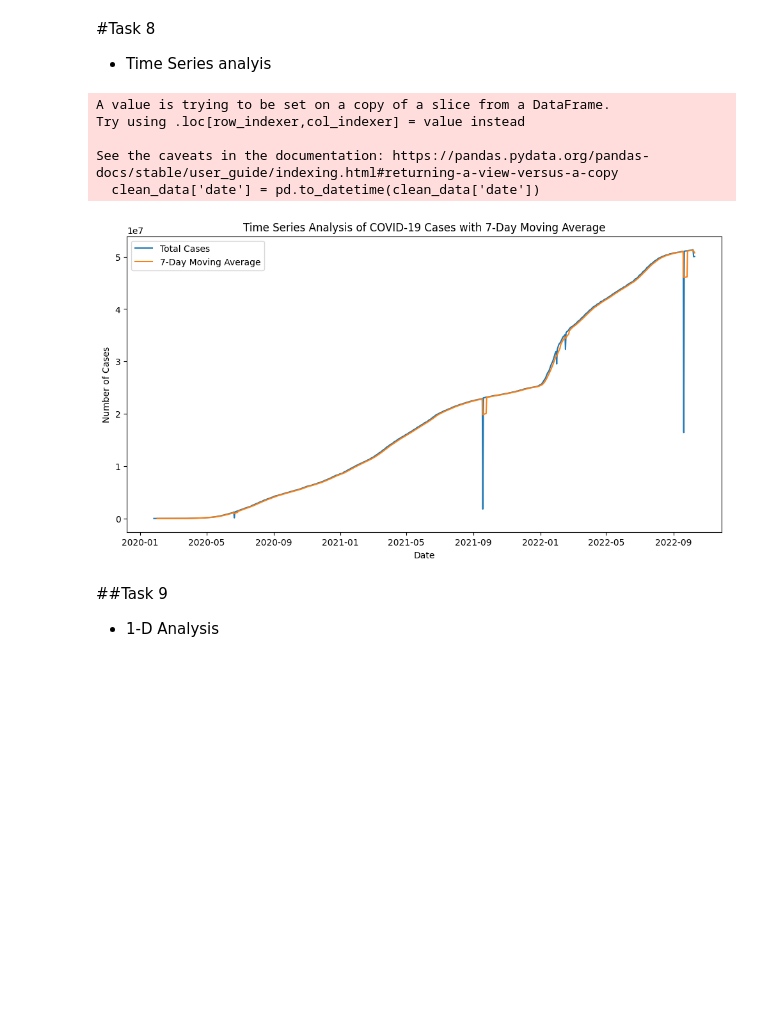
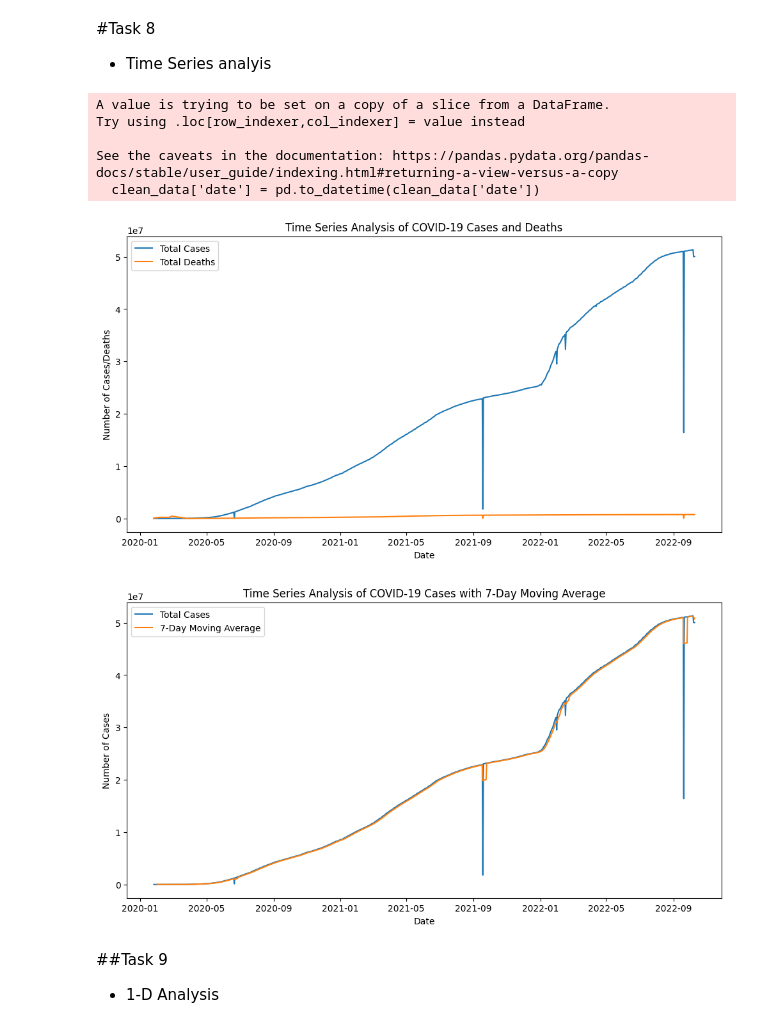
Before and after one commit to genkioverdrive/EDA, a Jupyter notebook: Exploratory_Data_Analysis_Task.ipynb, the cells around one changed output. Saved outputs shown, nothing was run; the diff lists cells and outputs as text; code cells hidden in the pictures; blank space fills up the shorter version.

```diff
--- a/Exploratory_Data_Analysis_Task.ipynb
+++ b/Exploratory_Data_Analysis_Task.ipynb
@@ -180,44 +186,42 @@ plt.show()
 #Task 8
 - Time Series analyis
 # %%
-import pandas as pd
-import matplotlib.pyplot as plt
-
 # Convert the 'date' column to datetime objects
 clean_data['date'] = pd.to_datetime(clean_data['date'])
 
 # Group by date and calculate the total cases and deaths
 time_series_data = clean_data.groupby('date')[['total_cases', 'total_deaths']].sum()
 
 # Plot the time series data
-# plt.figure(figsize=(12, 6))
-# plt.plot(time_series_data.index, time_series_data['total_cases'], label='Total Cases')
-# plt.plot(time_series_data.index, time_series_data['total_deaths'], label='Total Deaths')
-# plt.xlabel('Date')
-# plt.ylabel('Number of Cases/Deaths')
-# plt.title('Time Series Analysis of COVID-19 Cases and Deaths')
-# plt.legend()
-# plt.show()
+plt.figure(figsize=(12, 6))
+plt.plot(time_series_data.index, time_series_data['total_cases'], label='Total Cases')
+plt.plot(time_series_data.index, time_series_data['total_deaths'], label='Total Deaths')
+plt.xlabel('Date')
+plt.ylabel('Number of Cases/Deaths')
+plt.title('Time Series Analysis of COVID-19 Cases and Deaths')
+plt.legend()
+plt.show()
 
 
 time_series_data['total_cases_7day_avg'] = time_series_data['total_cases'].rolling(window=7).mean()
 
 # Plot the original and smoothed series
 plt.figure(figsize=(12, 6))
 plt.plot(time_series_data.index, time_series_data['total_cases'], label='Total Cases')
 plt.plot(time_series_data.index, time_series_data['total_cases_7day_avg'], label='7-Day Moving Average')
 plt.xlabel('Date')
 plt.ylabel('Number of Cases')
 plt.title('Time Series Analysis of COVID-19 Cases with 7-Day Moving Average')
 plt.legend()
 plt.show()
 # %% [output]
 A value is trying to be set on a copy of a slice from a DataFrame.
 Try using .loc[row_indexer,col_indexer] = value instead
 
 See the caveats in the documentation: https://pandas.pydata.org/pandas-docs/stable/user_guide/indexing.html#returning-a-view-versus-a-copy
   clean_data['date'] = pd.to_datetime(clean_data['date'])
-[figure, old version]
+[figure, new version]
+[figure, added]
 # %% [markdown]
 ##Task 9
 - 1-D Analysis
```
Also changed, not shown: parts of 4 cells of this notebook.
